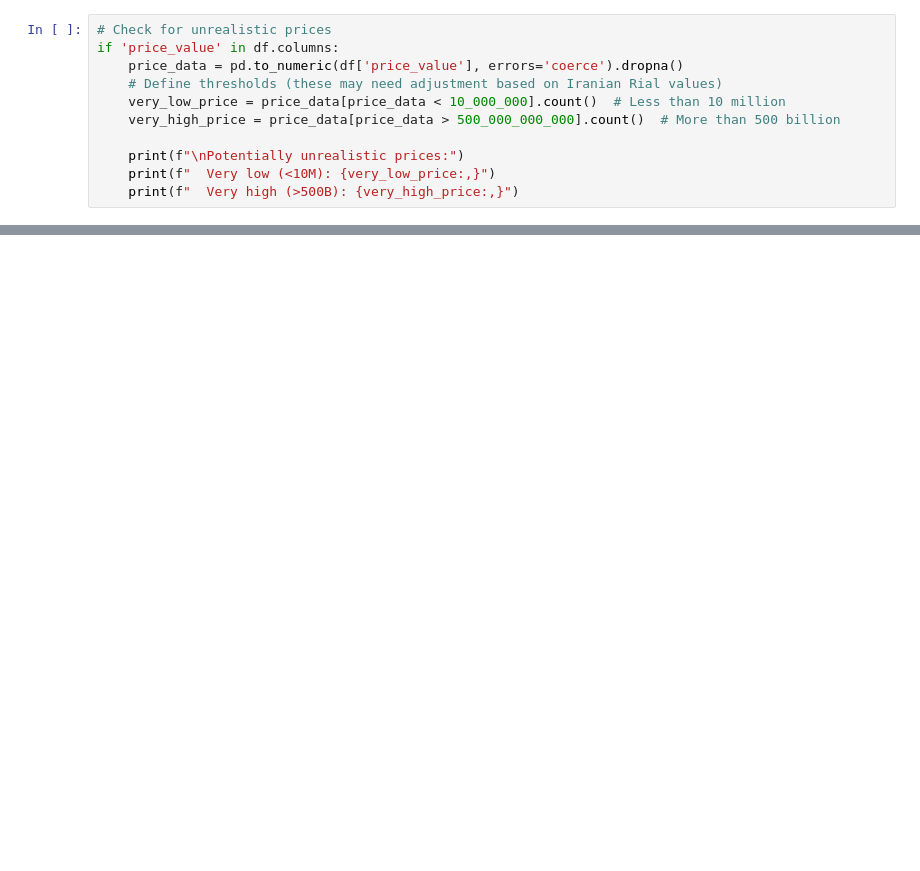
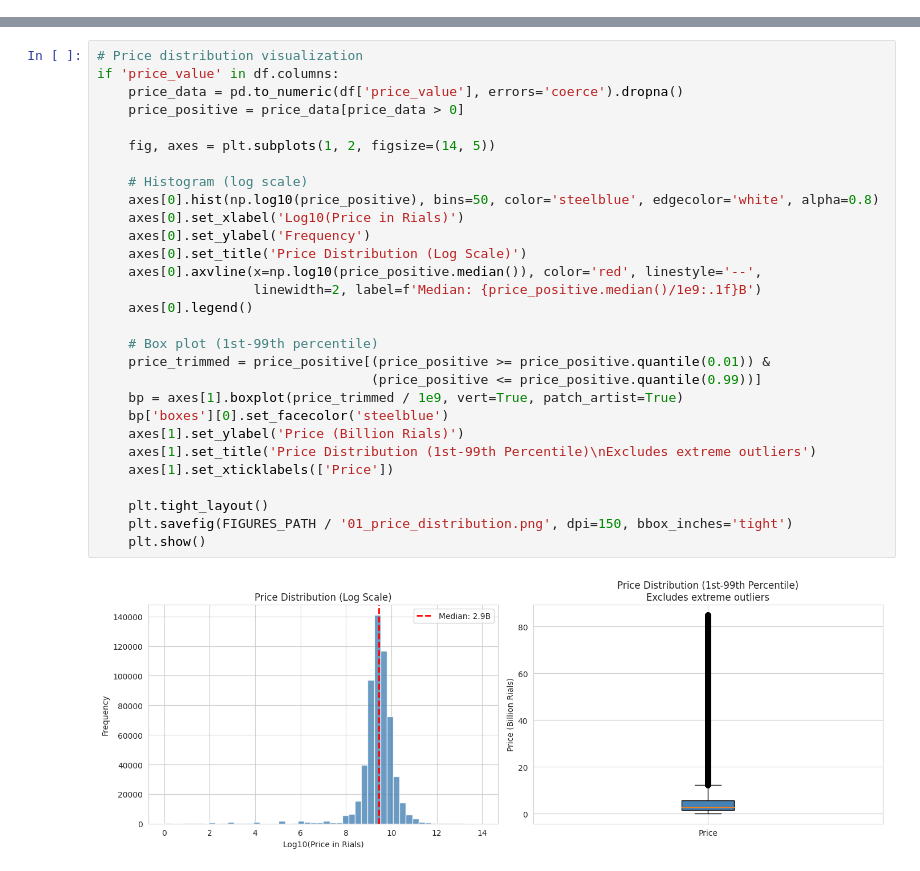
Before and after one commit to bahman-farhadian/pydsai_divar_real_estate_analysis_hossein_hamzehi_mahdi_samdi_azar, a Jupyter notebook: notebooks/01_data_quality.ipynb, the cells around one changed output, grey strips where cells are left out. Cells and saved outputs as stored; diff of their text form; blank space fills up the shorter version.

```diff
--- a/notebooks/01_data_quality.ipynb
+++ b/notebooks/01_data_quality.ipynb
@@ -475,11 +532,0 @@ if 'price_value' in df.columns:
-# %%
-# Check for unrealistic prices
-if 'price_value' in df.columns:
-    price_data = pd.to_numeric(df['price_value'], errors='coerce').dropna()
-    # Define thresholds (these may need adjustment based on Iranian Rial values)
-    very_low_price = price_data[price_data < 10_000_000].count()  # Less than 10 million
-    very_high_price = price_data[price_data > 500_000_000_000].count()  # More than 500 billion
-
-    print(f"\nPotentially unrealistic prices:")
-    print(f"  Very low (<10M): {very_low_price:,}")
-    print(f"  Very high (>500B): {very_high_price:,}")
@@ -1261,0 +655,31 @@ Proceed to **Phase 2: Exploratory Data Analysis** with the cleaned dataset.
+# %%
+# Price distribution visualization
+if 'price_value' in df.columns:
+    price_data = pd.to_numeric(df['price_value'], errors='coerce').dropna()
+    price_positive = price_data[price_data > 0]
+
+    fig, axes = plt.subplots(1, 2, figsize=(14, 5))
+
+    # Histogram (log scale)
+    axes[0].hist(np.log10(price_positive), bins=50, color='steelblue', edgecolor='white', alpha=0.8)
+    axes[0].set_xlabel('Log10(Price in Rials)')
+    axes[0].set_ylabel('Frequency')
+    axes[0].set_title('Price Distribution (Log Scale)')
+    axes[0].axvline(x=np.log10(price_positive.median()), color='red', linestyle='--',
+                    linewidth=2, label=f'Median: {price_positive.median()/1e9:.1f}B')
+    axes[0].legend()
+
+    # Box plot (1st-99th percentile)
+    price_trimmed = price_positive[(price_positive >= price_positive.quantile(0.01)) &
+                                   (price_positive <= price_positive.quantile(0.99))]
+    bp = axes[1].boxplot(price_trimmed / 1e9, vert=True, patch_artist=True)
+    bp['boxes'][0].set_facecolor('steelblue')
+    axes[1].set_ylabel('Price (Billion Rials)')
+    axes[1].set_title('Price Distribution (1st-99th Percentile)\nExcludes extreme outliers')
+    axes[1].set_xticklabels(['Price'])
+
+    plt.tight_layout()
+    plt.savefig(FIGURES_PATH / '01_price_distribution.png', dpi=150, bbox_inches='tight')
+    plt.show()
+# %% [output]
+[figure, added]
```
Also changed, not shown: parts of 161 cells of this notebook, 12 other files.
